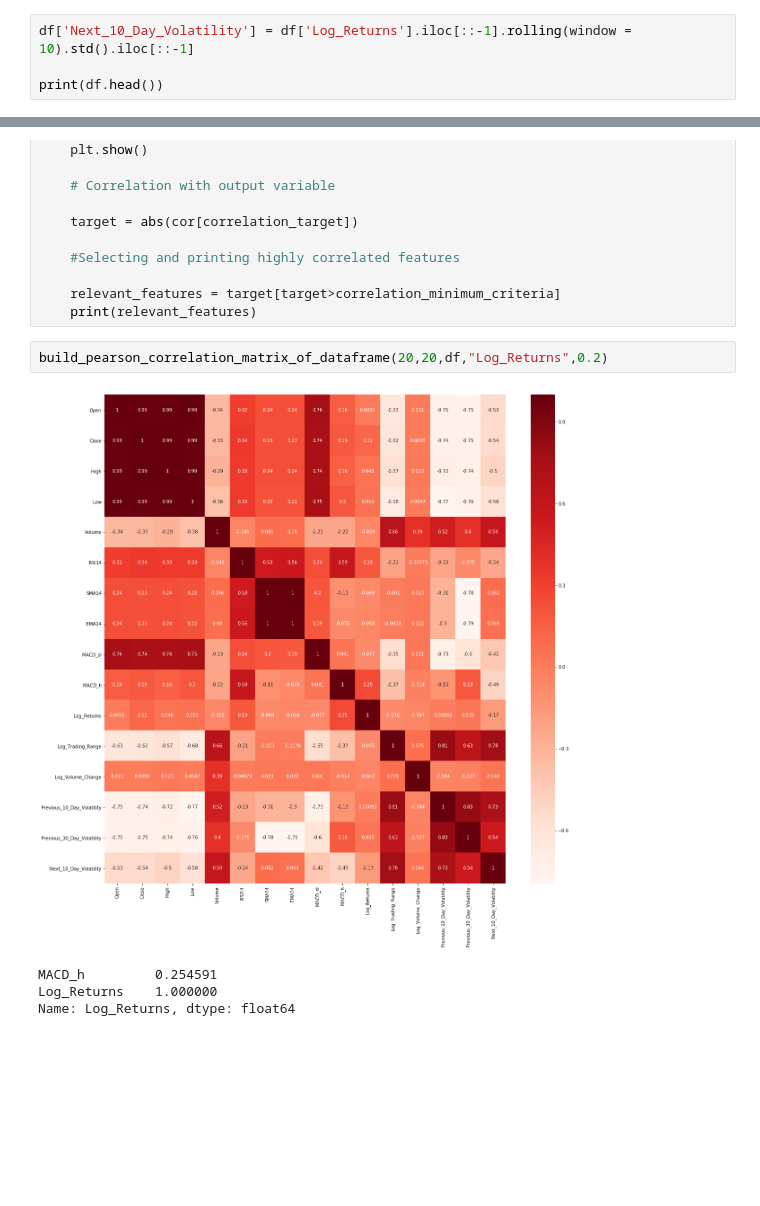
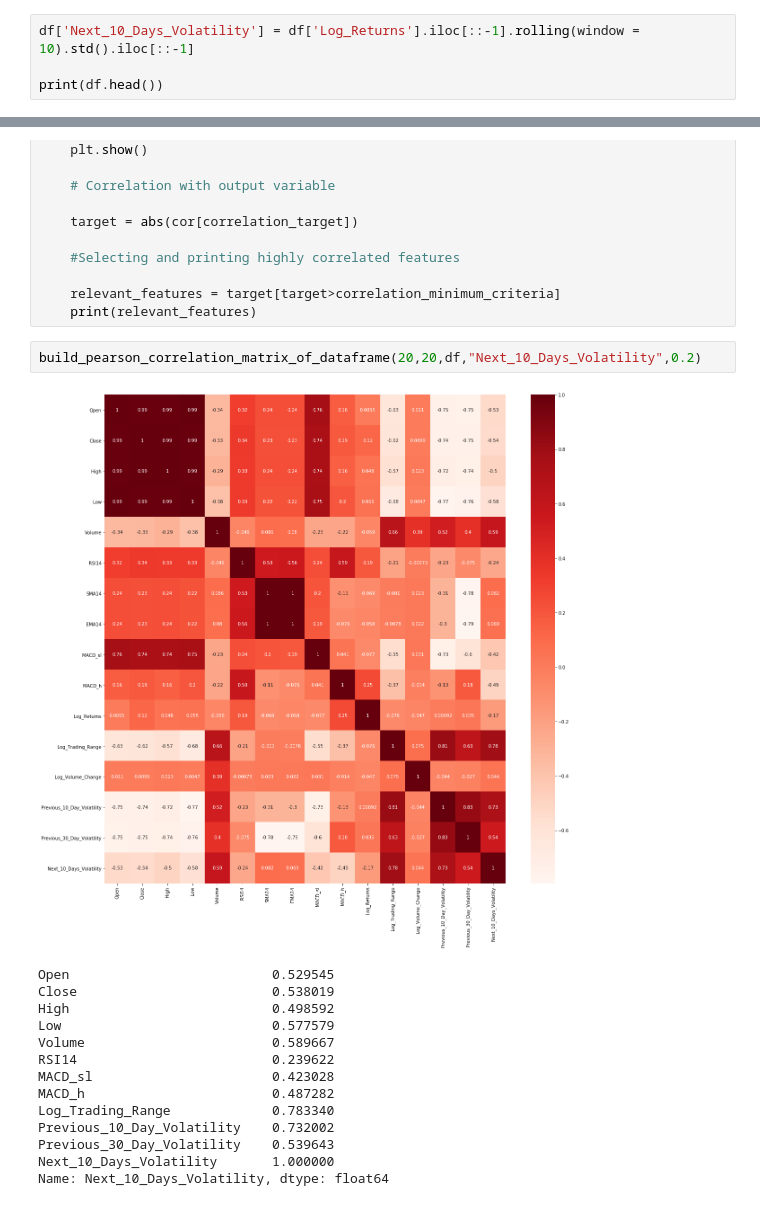
Before and after one commit to tlemenestrel/LSTM_GARCH, a Jupyter notebook: Deep_Learning_Model.ipynb, the cells around one changed output, grey strips where cells are left out. Drawn from its saved outputs; the diff is of its cells as text; blank space fills up the shorter version.

```diff
--- a/Deep_Learning_Model.ipynb
+++ b/Deep_Learning_Model.ipynb
@@ -279,5 +277,5 @@ Date
 # %%
-df['Next_10_Day_Volatility'] = df['Log_Returns'].iloc[::-1].rolling(window = 10).std().iloc[::-1]
+df['Next_10_Days_Volatility'] = df['Log_Returns'].iloc[::-1].rolling(window = 10).std().iloc[::-1]
 
 print(df.head())
 # %% [output]
@@ -336,9 +376,19 @@ def build_pearson_correlation_matrix_of_dataframe(size_x,size_y,dataframe,correl
     relevant_features = target[target>correlation_minimum_criteria]
     print(relevant_features)
 # %%
-build_pearson_correlation_matrix_of_dataframe(20,20,df,"Log_Returns",0.2)
+build_pearson_correlation_matrix_of_dataframe(20,20,df,"Next_10_Days_Volatility",0.2)
 # %% [output]
-[figure, old version]
+[figure, new version]
-MACD_h         0.254591
-Log_Returns    1.000000
-Name: Log_Returns, dtype: float64
+Open                          0.529545
+Close                         0.538019
+High                          0.498592
+Low                           0.577579
+Volume                        0.589667
+RSI14                         0.239622
+MACD_sl                       0.423028
+MACD_h                        0.487282
+Log_Trading_Range             0.783340
+Previous_10_Day_Volatility    0.732002
+Previous_30_Day_Volatility    0.539643
+Next_10_Days_Volatility       1.000000
+Name: Next_10_Days_Volatility, dtype: float64
```
Also changed, not shown: parts of 35 cells of this notebook.
